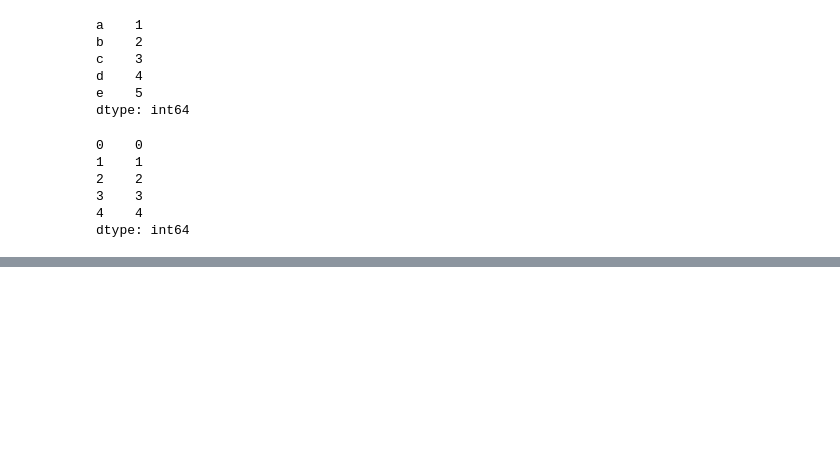
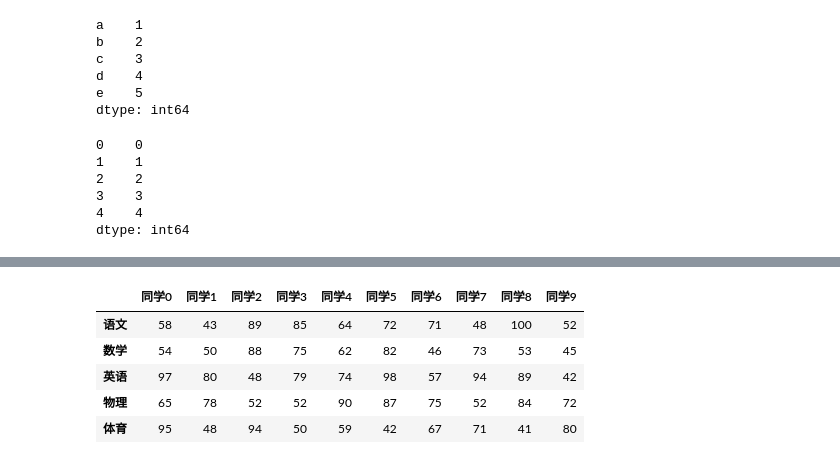
Before and after one commit to wzm-Epoch/PandasProject, a Jupyter notebook: 03_pandas基础操作.ipynb, the cells around one changed output, grey strips where cells are left out. Cells and saved outputs as stored; diff of their text form; code cells hidden in the pictures; blank space fills up the shorter version.

```diff
--- a/03_pandas基础操作.ipynb
+++ b/03_pandas基础操作.ipynb
@@ -136,0 +448,10 @@ dtype: int64
+# %%
+# T :行列转置
+score_df.T
+# %% [output]
+|  | 同学0 | 同学1 | 同学2 | 同学3 | 同学4 | 同学5 | 同学6 | 同学7 | 同学8 | 同学9 |
+| 语文 | 58 | 43 | 89 | 85 | 64 | 72 | 71 | 48 | 100 | 52 |
+| 数学 | 54 | 50 | 88 | 75 | 62 | 82 | 46 | 73 | 53 | 45 |
+| 英语 | 97 | 80 | 48 | 79 | 74 | 98 | 57 | 94 | 89 | 42 |
+| 物理 | 65 | 78 | 52 | 52 | 90 | 87 | 75 | 52 | 84 | 72 |
+| 体育 | 95 | 48 | 94 | 50 | 59 | 42 | 67 | 71 | 41 | 80 |
```
Also changed, not shown: parts of 38 cells of this notebook, 1 other file.
